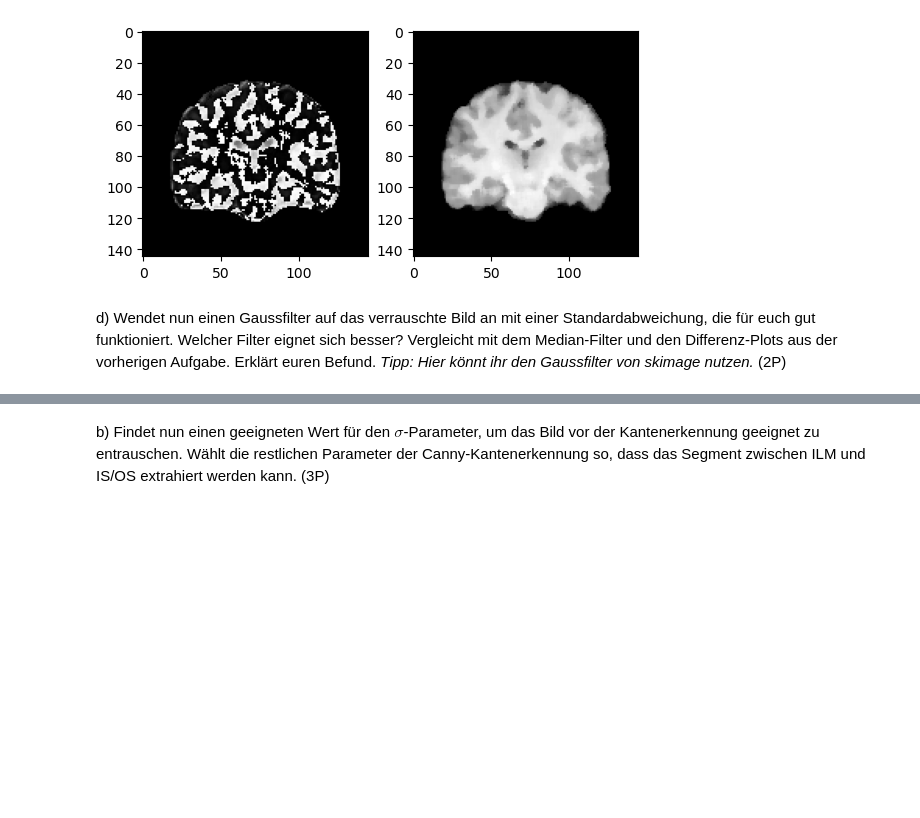
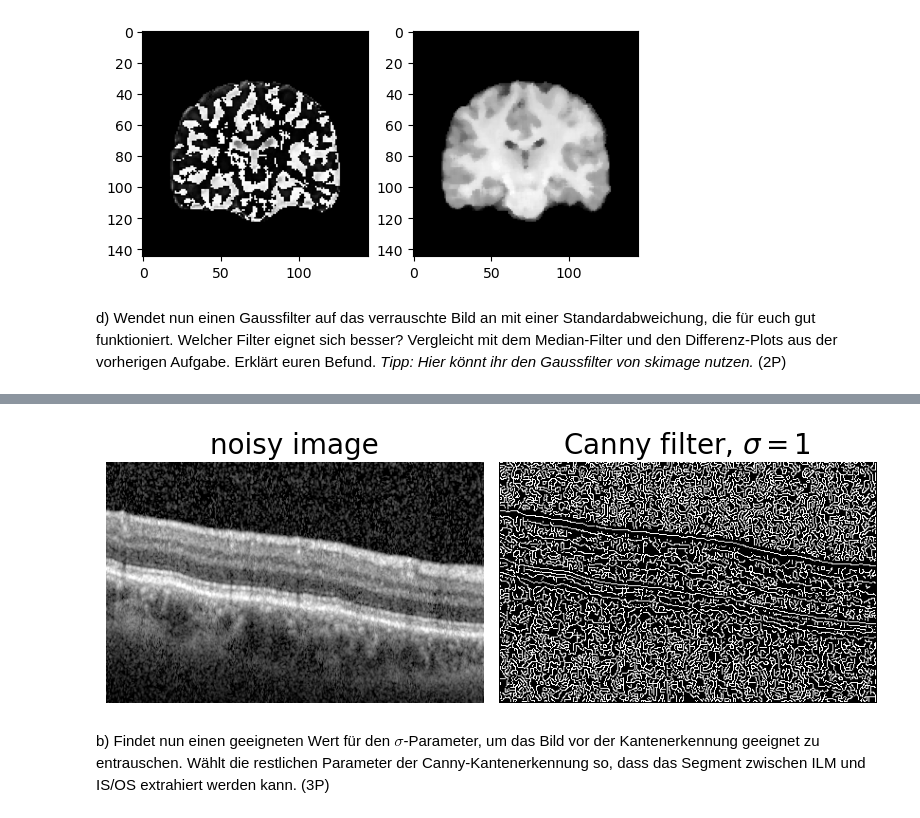
Before and after one commit to TimNogga/MedizinischeBildAnalyseBonn, a Jupyter notebook: mba-02/MBA_02.ipynb, the cells around one changed output, grey strips where cells are left out. Drawn from its saved outputs; the diff is of its cells as text; code cells hidden in the pictures; blank space fills up the shorter version.

```diff
--- a/mba-02/MBA_02.ipynb
+++ b/mba-02/MBA_02.ipynb
@@ -276,6 +276,26 @@ In dieser Aufgabe nutzen wir Kantenerkennung, um die innere limitierende Membran
 a) Ladet das Bild bscan.png in den Arbeitsspeicher und wendet die Canny-Kantenerkennung an. Speichert das Ergebnis in einer separaten Variable. (2P)
 # %%
 # Lösung hier
+img_bscan = ski.io.imread("bscan.png")
+
+edges = ski.feature.canny(img_bscan)
+
+# display results
+fig, ax = plt.subplots(nrows=1, ncols=2, figsize=(8, 3))
+
+ax[0].imshow(img_bscan, cmap='gray')
+ax[0].set_title('noisy image', fontsize=20)
+
+ax[1].imshow(edges, cmap='gray')
+ax[1].set_title(r'Canny filter, $\sigma=1$', fontsize=20)
+
+for a in ax:
+    a.axis('off')
+
+fig.tight_layout()
+plt.show()
+# %% [output]
+[figure, added]
 # %% [markdown]
 b) Findet nun einen geeigneten Wert für den $\sigma$-Parameter, um das Bild vor der Kantenerkennung geeignet zu entrauschen. Wählt die restlichen Parameter der Canny-Kantenerkennung so, dass das Segment zwischen ILM und IS/OS extrahiert werden kann. (3P)
 # %%
```
Also changed, not shown: parts of 3 cells of this notebook.
